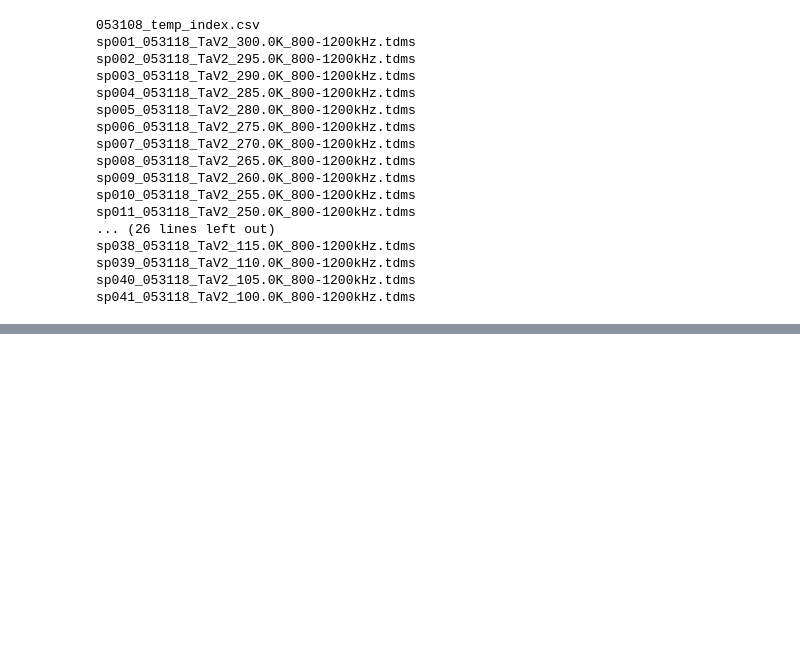
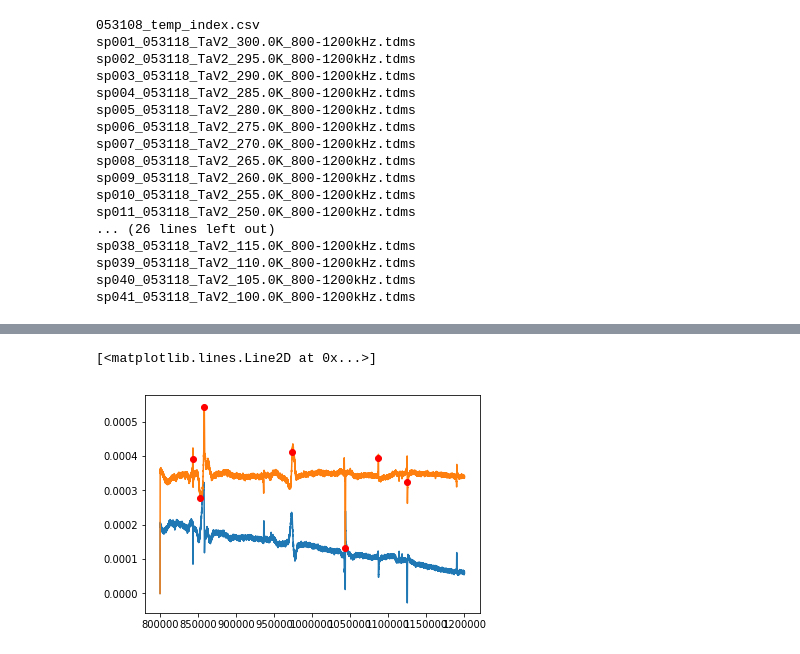
Before and after one commit to Jim-Shaddix/Lab-Work, a Jupyter notebook: Project/3-Analyses/tdms_analyses/Plot-tdms.ipynb, the cells around one changed output, grey strips where cells are left out. Saved outputs shown, nothing was run; the diff lists cells and outputs as text; code cells hidden in the pictures; blank space fills up the shorter version.

```diff
--- a/Project/3-Analyses/tdms_analyses/Plot-tdms.ipynb
+++ b/Project/3-Analyses/tdms_analyses/Plot-tdms.ipynb
@@ -35,2 +337,3 @@ sp041_053118_TaV2_100.0K_800-1200kHz.tdms
 # %%
-file_name = "../../Files_To_Analyze/31 May 18 TaV2/sp001_053118_TaV2_300.0K_800-1200kHz.tdms"
+directory = "../../2-Files_To_Analyze/31 May 18 TaV2/"
+file      = "sp025_053118_TaV2_180.0K_800-1200kHz.tdms"
@@ -52,0 +340,3 @@ data?
+# %%
+fd = File_Data(directory, file)
+fd.store_tdms_data()
@@ -52,0 +362,7 @@ data?
+# %%
+plt.plot(fd.frequency,fd.signal_x)
+plt.plot(fd.frequency,fd.signal_y)
+plt.plot(fd.peak_xcorr,fd.signal_y[fd.peak_index],'or')
+# %% [output]
+[<matplotlib.lines.Line2D at 0x...>]
+[figure, added]
```
Also changed, not shown: parts of 27 cells of this notebook, 6 other files.
